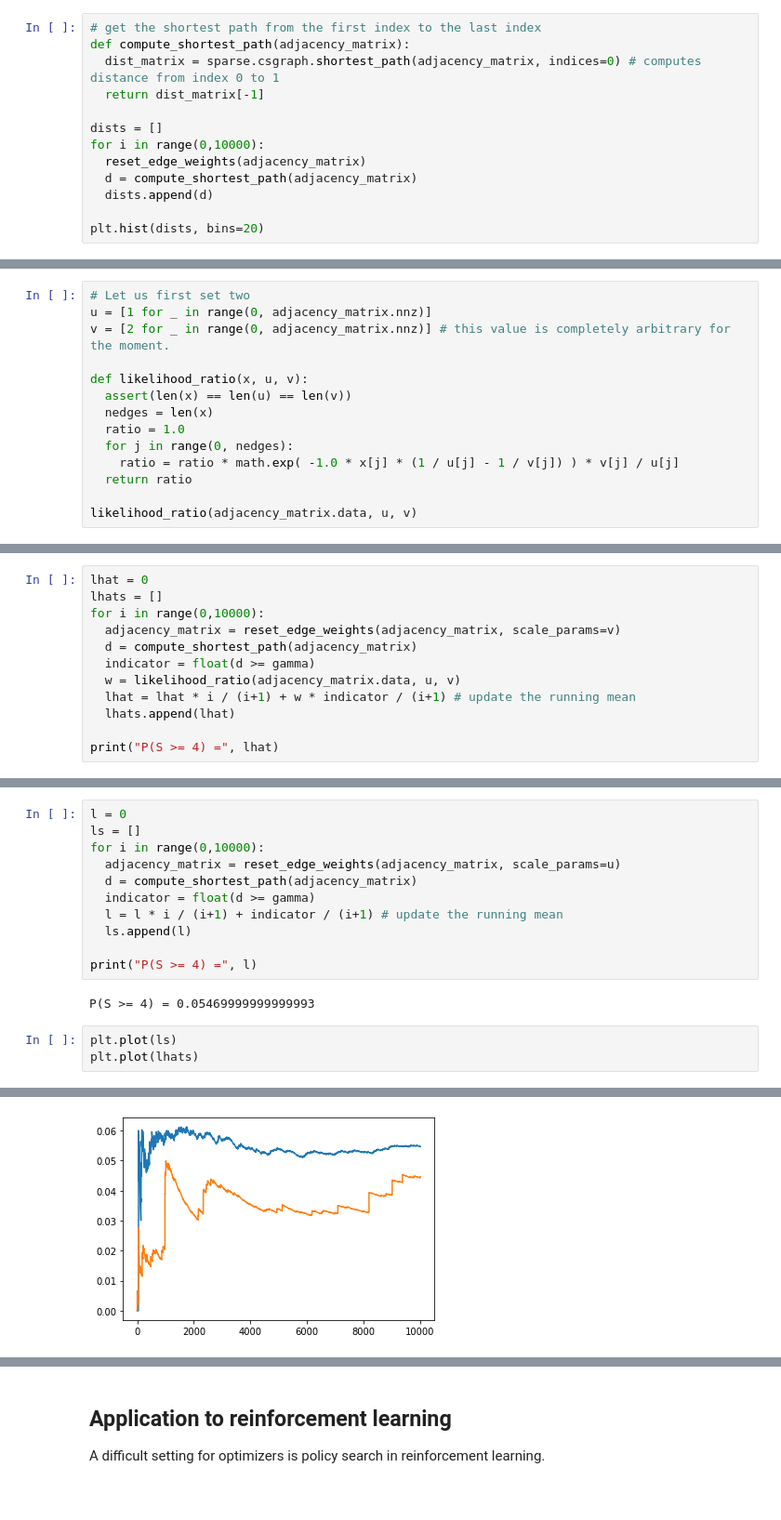
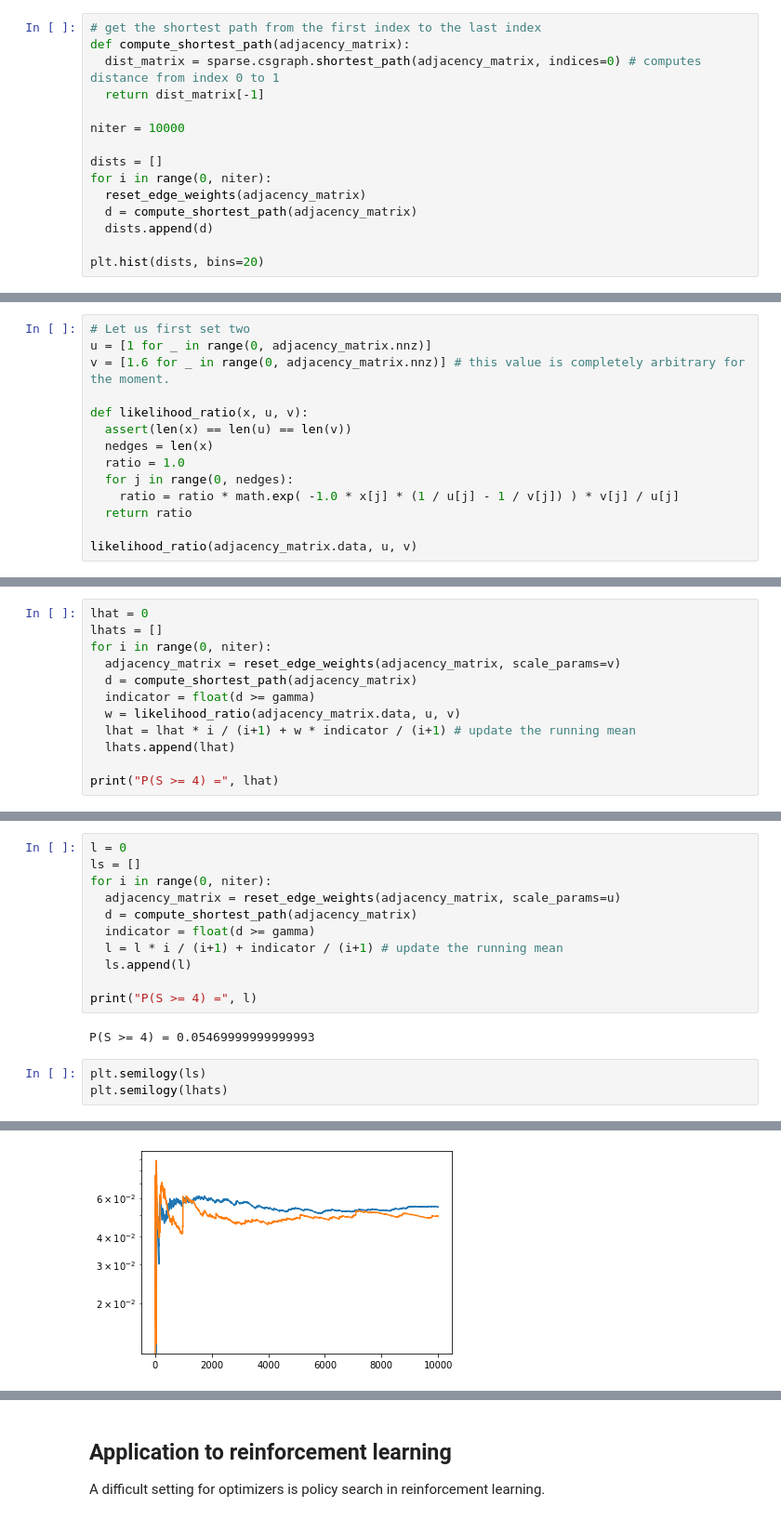
Before and after one commit to bonevbs/ml_notebooks, a Jupyter notebook: cross_entropy_method.ipynb, the cells around one changed output, grey strips where cells are left out. Shown at 93% size. Cells and saved outputs as stored; diff of their text form.

```diff
--- a/cross_entropy_method.ipynb
+++ b/cross_entropy_method.ipynb
@@ -59,8 +59,10 @@ def compute_shortest_path(adjacency_matrix):
   dist_matrix = sparse.csgraph.shortest_path(adjacency_matrix, indices=0) # computes distance from index 0 to 1
   return dist_matrix[-1]
 
+niter = 10000
+
 dists = []
-for i in range(0,10000):
+for i in range(0, niter):
   reset_edge_weights(adjacency_matrix)
   d = compute_shortest_path(adjacency_matrix)
   dists.append(d)
@@ -122,7 +124,7 @@ Let us begin by implementing the likelihood ratio $W$:
 # %%
 # Let us first set two
 u = [1 for _ in range(0, adjacency_matrix.nnz)]
-v = [2 for _ in range(0, adjacency_matrix.nnz)] # this value is completely arbitrary for the moment.
+v = [1.6 for _ in range(0, adjacency_matrix.nnz)] # this value is completely arbitrary for the moment.
 
 def likelihood_ratio(x, u, v):
   assert(len(x) == len(u) == len(v))
@@ -140,7 +142,7 @@ Let us use this to estimate the probability from before:
 # %%
 lhat = 0
 lhats = []
-for i in range(0,10000):
+for i in range(0, niter):
   adjacency_matrix = reset_edge_weights(adjacency_matrix, scale_params=v)
   d = compute_shortest_path(adjacency_matrix)
   indicator = float(d >= gamma)
@@ -156,7 +158,7 @@ There seems to be some discrepancy in the two estimators. Let us compare how bot
 # %%
 l = 0
 ls = []
-for i in range(0,10000):
+for i in range(0, niter):
   adjacency_matrix = reset_edge_weights(adjacency_matrix, scale_params=u)
   d = compute_shortest_path(adjacency_matrix)
   indicator = float(d >= gamma)
@@ -167,10 +169,10 @@ print("P(S >= 4) =", l)
 # %% [output]
 P(S >= 4) = 0.05469999999999993
 # %%
-plt.plot(ls)
-plt.plot(lhats)
+plt.semilogy(ls)
+plt.semilogy(lhats)
 # %% [output]
 [<matplotlib.lines.Line2D at 0x...>]
-[figure, old version]
+[figure, new version]
 # %% [markdown]
 We observe that the addition of the likelihood ratio allows the estimator to perform larger jumps, which corresponds to situations where
```
Also changed, not shown: parts of 4 cells of this notebook.
